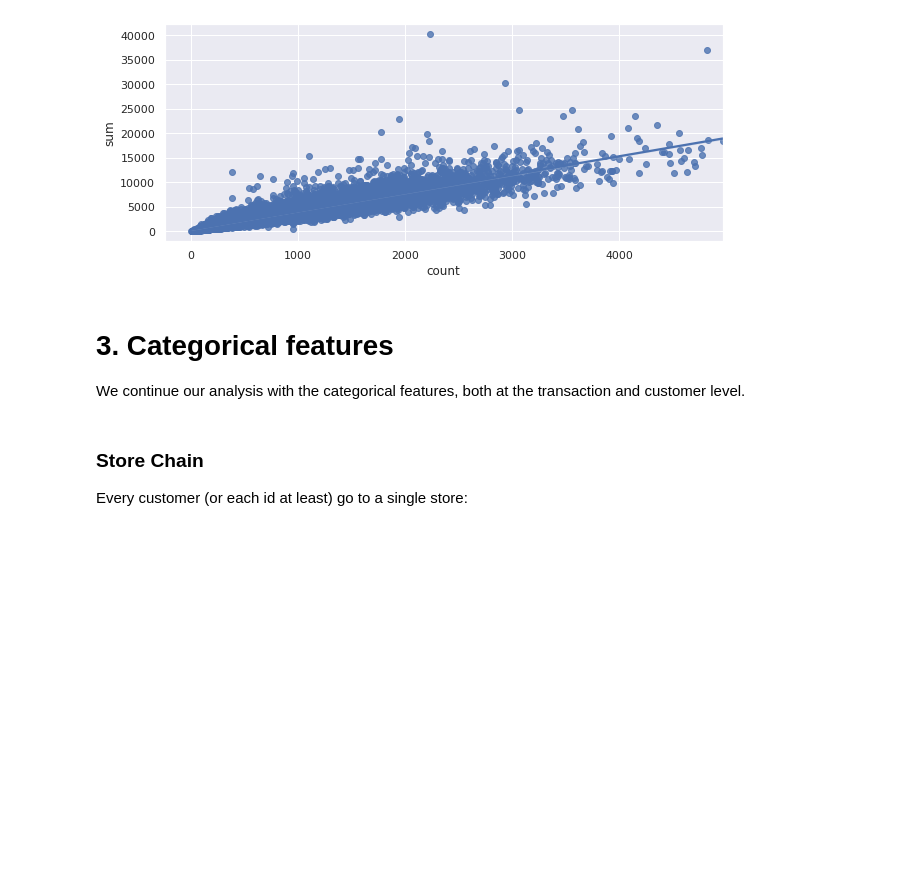
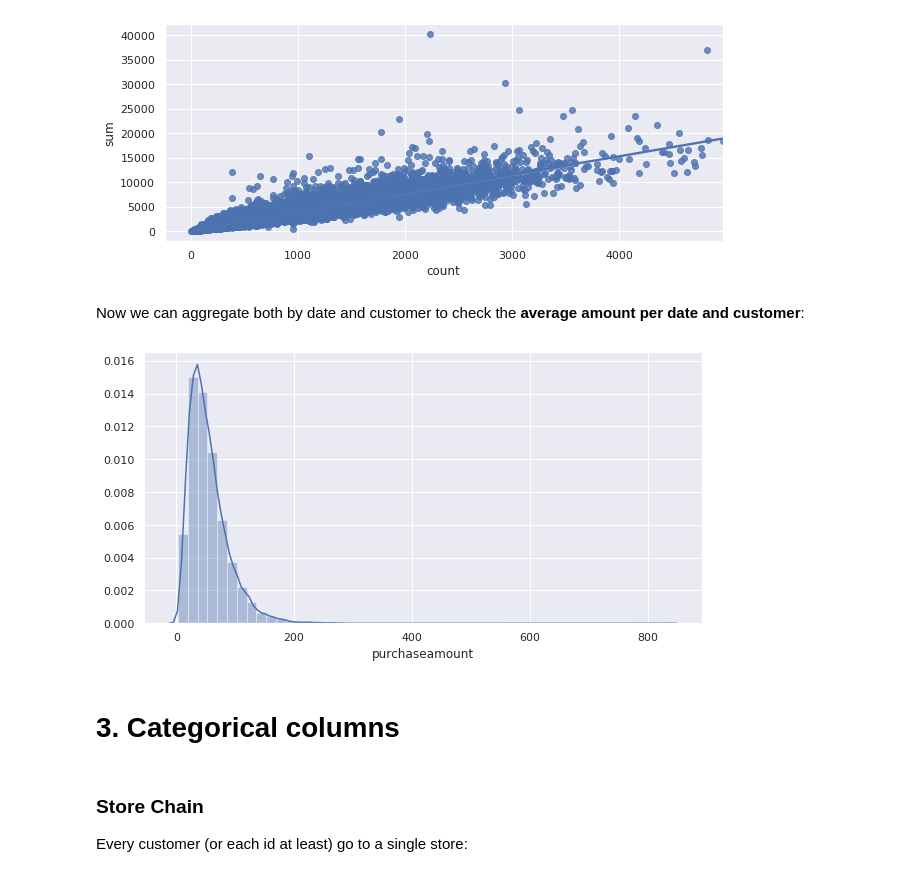
Before and after one commit to js-aguiar/customer_revenue_prediction, a Jupyter notebook: 01_exploratory_analysis.ipynb, the cells around one changed output. Saved outputs shown, nothing was run; the diff lists cells and outputs as text; code cells hidden in the pictures; blank space fills up the shorter version.

```diff
--- a/01_exploratory_analysis.ipynb
+++ b/01_exploratory_analysis.ipynb
@@ -283,10 +286,19 @@ plt.figure(figsize=(10, 4))
 _ = sns.regplot(x="count", y="sum", data=totals)
 # %% [output]
 [figure]
-# %% [markdown]
-# 3. Categorical features
-
-We continue our analysis with the categorical features, both at the transaction and customer level.
+# %% [markdown]
+Now we can aggregate both by date and customer to check the **average amount per date and customer**:
+# %%
+date_sum = df.groupby(["id", "date"])["purchaseamount"].sum()
+date_sum = date_sum.to_frame().reset_index()
+date_avg = date_sum.groupby("id")["purchaseamount"].mean()
+
+plt.figure(figsize=(10, 5))
+_ = sns.distplot(date_avg)
+# %% [output]
+[figure, added]
+# %% [markdown]
+# 3. Categorical columns
 # %% [markdown]
 ### Store Chain
 
```
Also changed, not shown: parts of 7 cells of this notebook.
